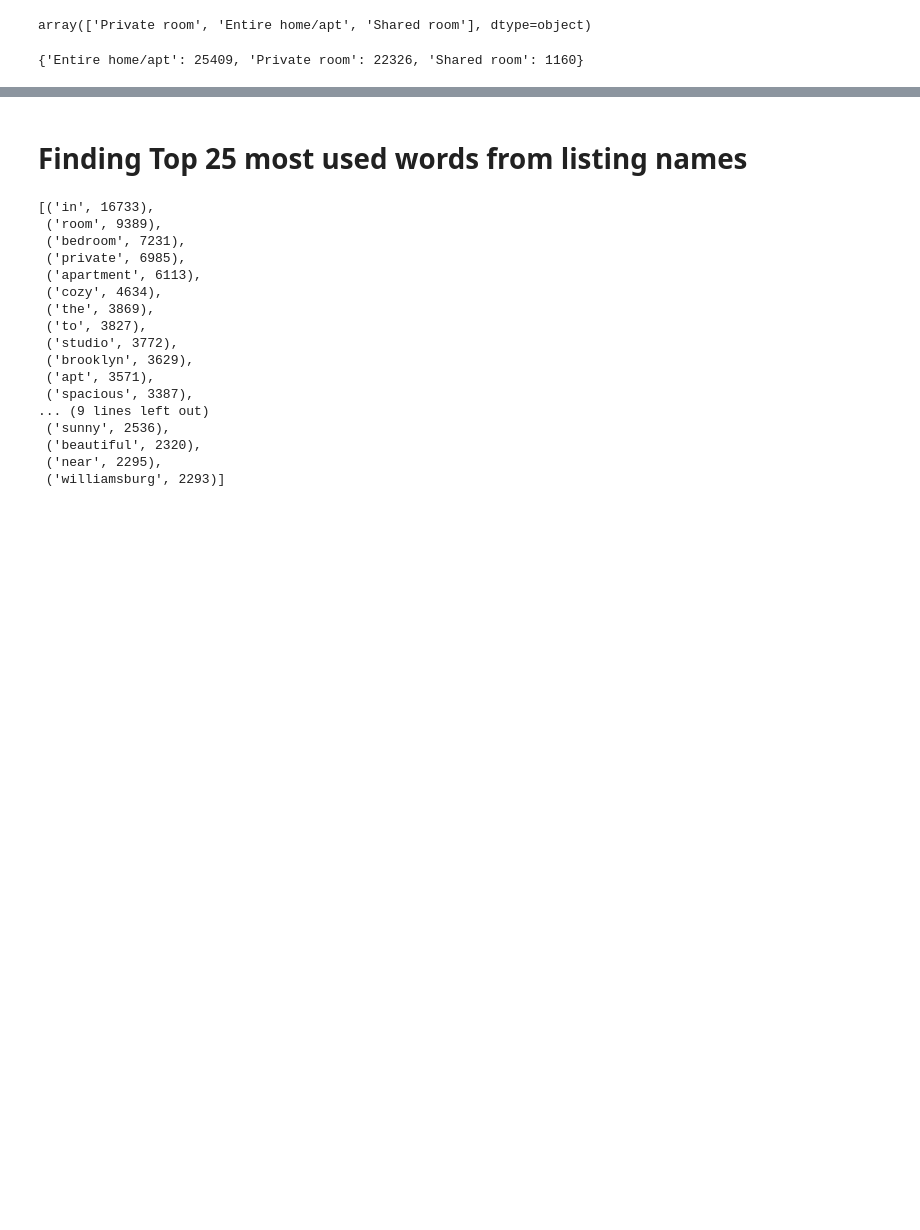
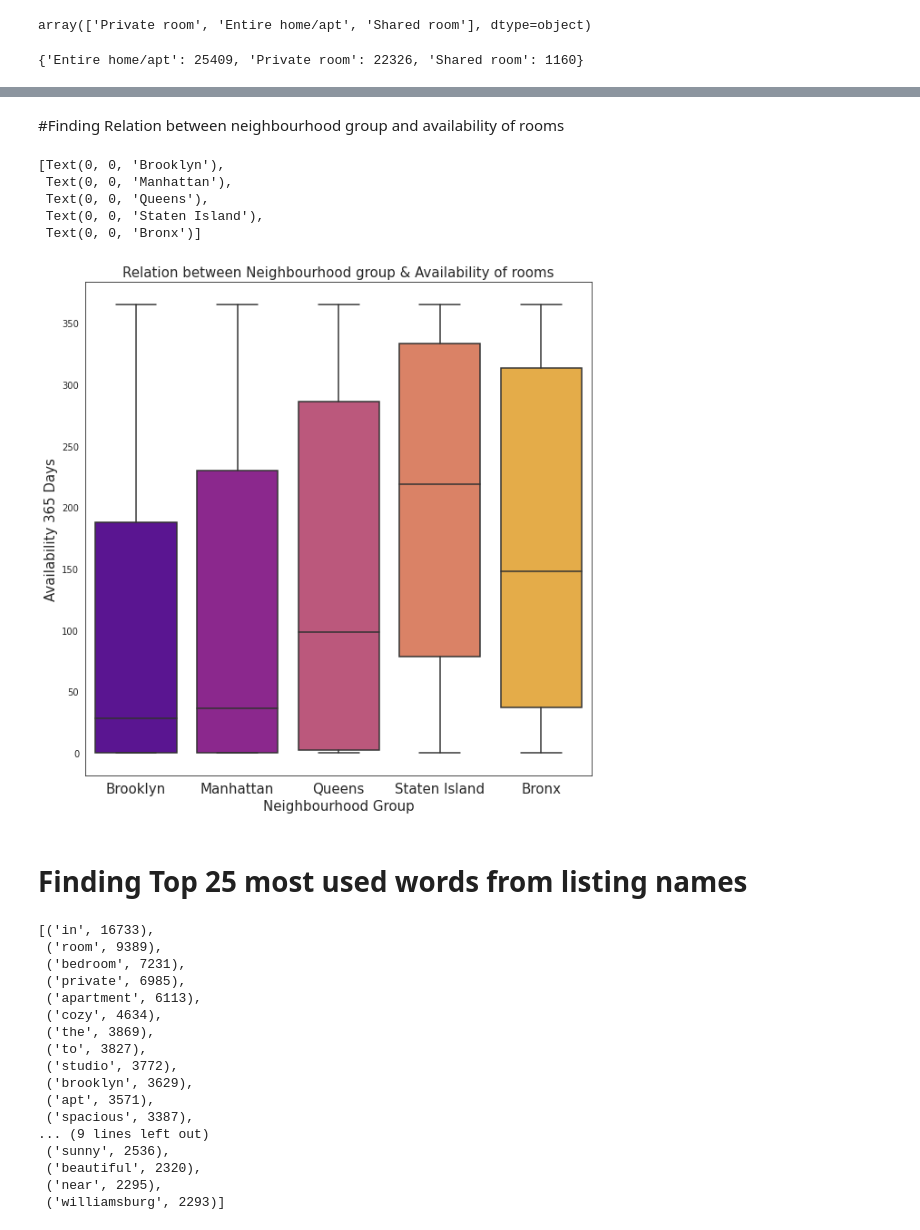
Before and after one commit to Shantanuh10/Airbnb_EDA_Project-, a Jupyter notebook: Shantanu's_Notebook_Airbnb_Bookings_Analysis_Capstone_Project.ipynb, the cells around one changed output, grey strips where cells are left out. Cells and saved outputs as stored; diff of their text form; code cells hidden in the pictures; blank space fills up the shorter version.

```diff
--- a/Shantanu's_Notebook_Airbnb_Bookings_Analysis_Capstone_Project.ipynb
+++ b/Shantanu's_Notebook_Airbnb_Bookings_Analysis_Capstone_Project.ipynb
@@ -163,3 +207,27 @@ Text(0.5, 1.0, 'Count of Listed Rooms')
+# %% [markdown]
+#Finding Relation between neighbourhood group and availability of rooms
+# %%
+plt.figure(figsize=(10,10))
+sns.set_style('white')
+
+ax = sns.boxplot(data=airbnb_df, x='neighbourhood_group',y='availability_365',palette='plasma')
+
+# Naming the Chart
+ax.set_title('Relation between Neighbourhood group & Availability of rooms').set_fontsize('15')
+
+# Naming X & Y axis
+ax.set_ylabel('Availability 365 Days').set_fontsize('15')
+ax.set_xlabel('Neighbourhood Group').set_fontsize('15')
+
+#Adjusting Bar labels
+ax.set_xticklabels(ax.get_xticklabels(), size = '15')
+# %% [output]
+[Text(0, 0, 'Brooklyn'),
+ Text(0, 0, 'Manhattan'),
+ Text(0, 0, 'Queens'),
+ Text(0, 0, 'Staten Island'),
+ Text(0, 0, 'Bronx')]
+[figure, added]
 # %% [markdown]
 # Finding Top 25 most used words from listing names
 # %%
```
Also changed, not shown: parts of 5 cells of this notebook.
